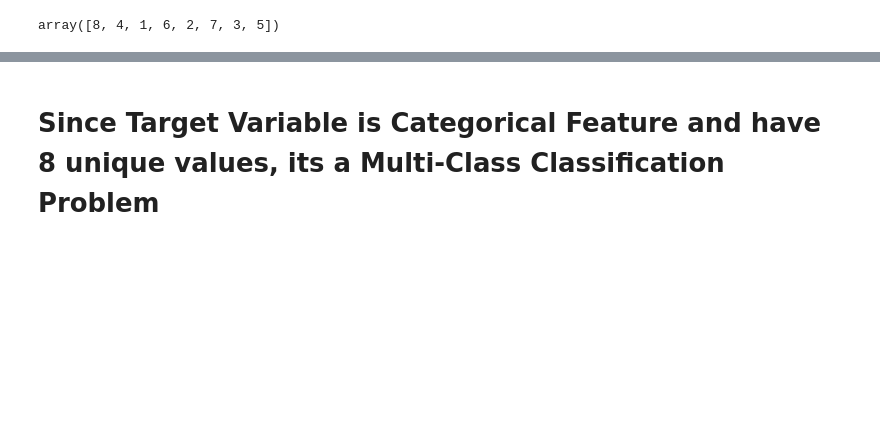
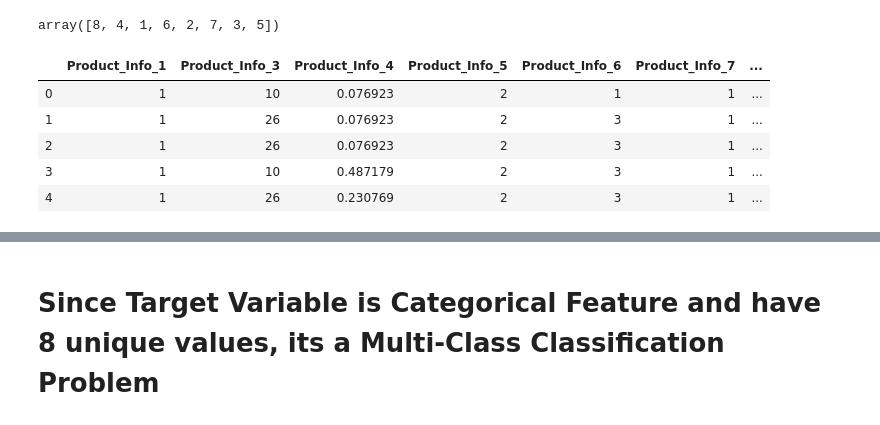
Before and after one commit to rajgupta-github/MachineLearning-with-Python, a Jupyter notebook: projects/PrudentialInsurancePrediction/InsuranceClassifier.ipynb, the cells around one changed output, grey strips where cells are left out. Drawn from its saved outputs; the diff is of its cells as text; code cells hidden in the pictures; blank space fills up the shorter version.

```diff
--- a/projects/PrudentialInsurancePrediction/InsuranceClassifier.ipynb
+++ b/projects/PrudentialInsurancePrediction/InsuranceClassifier.ipynb
@@ -104,0 +121,13 @@ array([8, 4, 1, 6, 2, 7, 3, 5])
+# %%
+insurance_df_conti_vars = insurance_df.loc[:, (insurance_df.dtypes == 'float64') | (insurance_df.dtypes == 'int64')]
+# %%
+insurance_df_conti_vars.drop('Id', axis=1, inplace=True)
+# %%
+insurance_df_conti_vars.head()
+# %% [output]
+|  | Product_Info_1 | Product_Info_3 | Product_Info_4 | Product_Info_5 | Product_Info_6 | Product_Info_7 | ... |
+| 0 | 1 | 10 | 0.076923 | 2 | 1 | 1 | ... |
+| 1 | 1 | 26 | 0.076923 | 2 | 3 | 1 | ... |
+| 2 | 1 | 26 | 0.076923 | 2 | 3 | 1 | ... |
+| 3 | 1 | 10 | 0.487179 | 2 | 3 | 1 | ... |
+| 4 | 1 | 26 | 0.230769 | 2 | 3 | 1 | ... |
```
Also changed, not shown: parts of 3 cells of this notebook, 41 other files.
